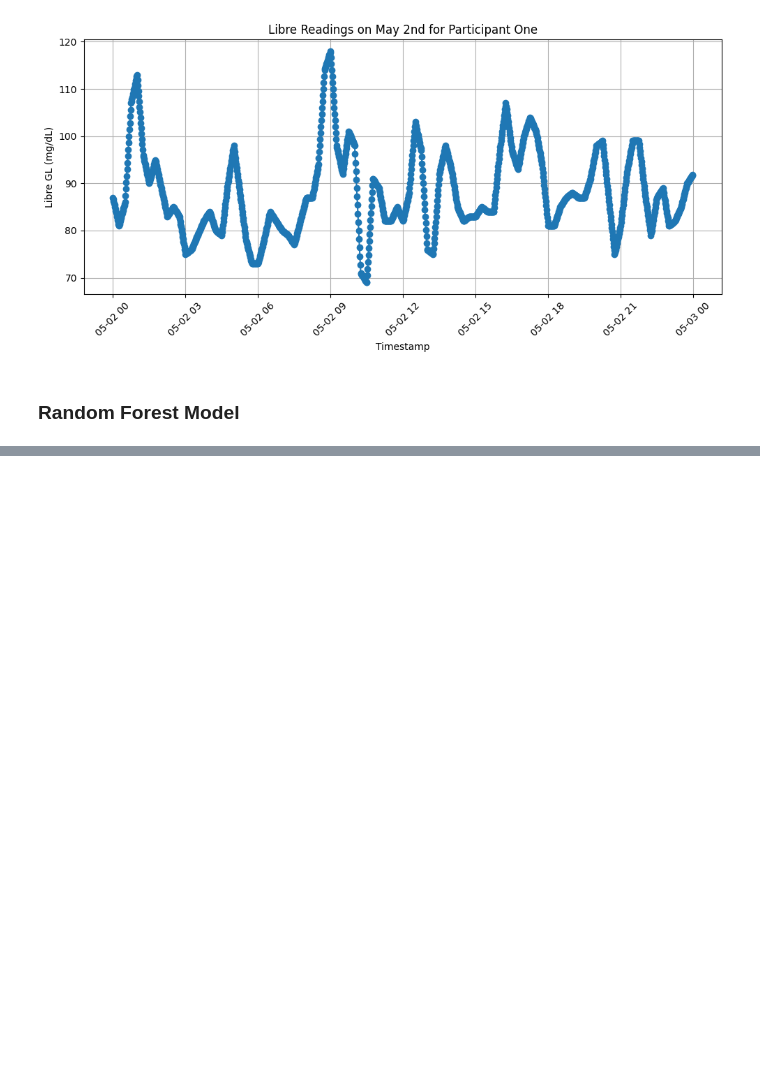
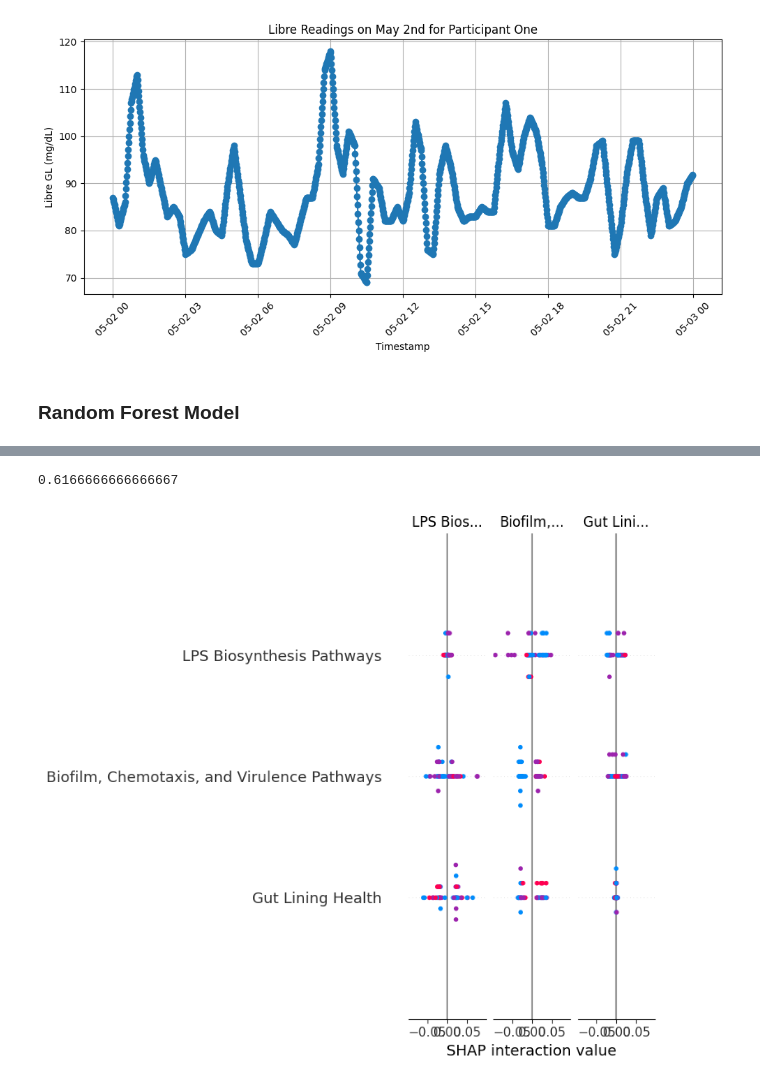
Before and after one commit to schowbey/m228-final-project, a Jupyter notebook: eda-sc.ipynb, the cells around one changed output, grey strips where cells are left out. Saved outputs shown, nothing was run; the diff lists cells and outputs as text; code cells hidden in the pictures; blank space fills up the shorter version.

```diff
--- a/eda-sc.ipynb
+++ b/eda-sc.ipynb
@@ -13,5 +19,7 @@ Gut Health Data
 # %%
 microbiome = pd.read_csv('data/gut_health_test.csv')
+microbiome.dropna(inplace=True)
+
 microbiome.head(3)
 # %% [output]
 |  | subject | Gut Lining Health | LPS Biosynthesis Pathways | Biofilm, Chemotaxis, and Virulenc... | TMA Production Pathways | ... |
@@ -162,3 +186,13 @@ plt.show()
 [figure]
 # %% [markdown]
 ### Random Forest Model
+# %%
+X = microbiome.drop(columns=['subject']) # drop id column (don't want to use as feature)
+y = demographics['Diabetic Status']      # col we want to predict
+
+X_train, X_test, y_train, y_test = train_test_split(X, y, test_size=0.2, random_state=42)
+model = RandomForestClassifier(n_estimators=200, max_depth=3, random_state=42)
+model.fit(X_train, y_train)
+y_pred = model.predict(X_test)
+
+print(classification_report(y_test, y_pred))
@@ -164,0 +245,11 @@ plt.show()
+# %%
+# AUC score
+roc_auc_score(y_test, model.predict_proba(X_test), multi_class="ovr")
+# %% [output]
+0.6166666666666667
+# %%
+explainer = shap.TreeExplainer(model)
+shap_values = explainer.shap_values(X)
+shap.summary_plot(shap_values, X)
+# %% [output]
+[figure, added]
```
Also changed, not shown: parts of 15 cells of this notebook.
